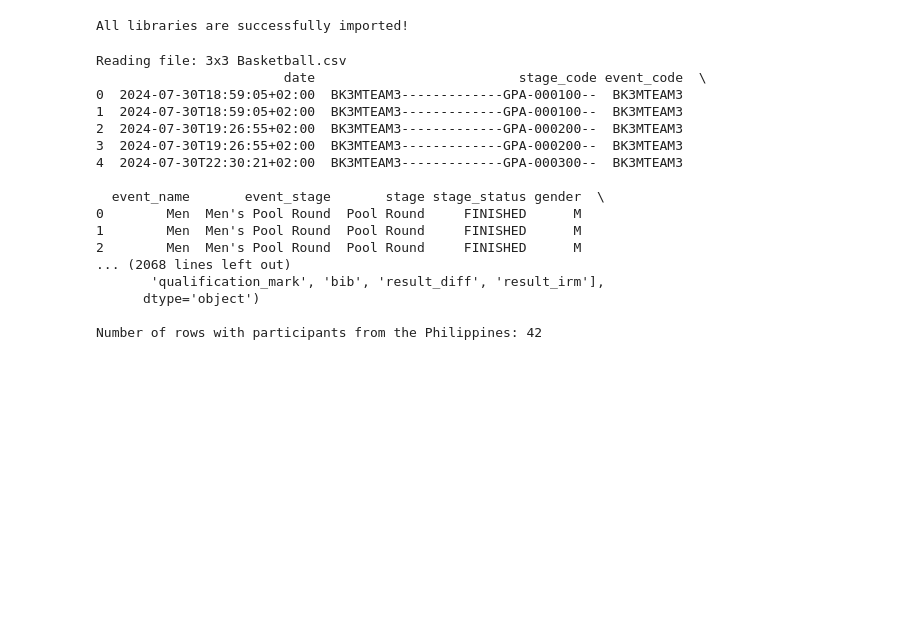
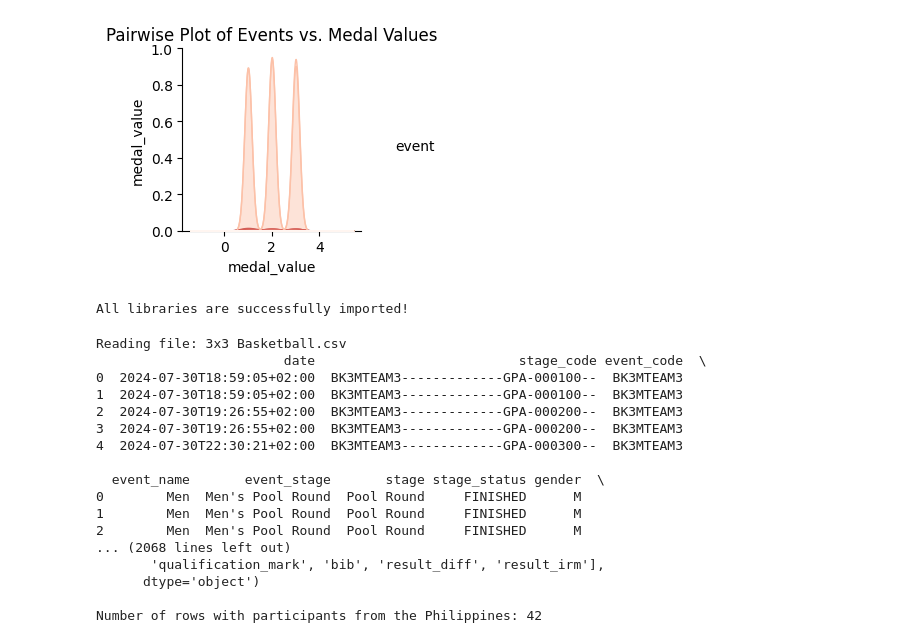
Before and after one commit to jeecoo/AppliedAI_DataExploration, a Jupyter notebook: ParisOlympics2024.ipynb, the cells around one changed output. Cells and saved outputs as stored; diff of their text form; code cells hidden in the pictures; blank space fills up the shorter version.

Commit message:
completed data exploration

```diff
--- a/ParisOlympics2024.ipynb
+++ b/ParisOlympics2024.ipynb
@@ -1,3 +1,34 @@
+# %%
+import pandas as pd
+import matplotlib.pyplot as plt
+import seaborn as sns
+
+# Load datasets
+medallists = pd.read_csv('paris_olympics2024/paris olympics 2024 dataset updated/medallists.csv')
+events = pd.read_csv('paris_olympics2024/paris olympics 2024 dataset updated/events.csv')
+
+# Merge datasets
+merged_data = pd.merge(medallists, events, on='event', how='left')
+
+# Map medal types to numeric values
+medal_values = {
+    'Gold Medal': 3,
+    'Silver Medal': 2,
+    'Bronze Medal': 1,
+    'No Medal': 0
+}
+
+merged_data['medal_value'] = merged_data['medal_type'].map(medal_values)
+
+# Select relevant columns for pairwise plotting
+pairwise_data = merged_data[['event', 'medal_value']]  # Add other numeric columns if available
+
+# Create a pairwise plot
+sns.pairplot(pairwise_data, hue='event', palette='Reds')  # Color by event
+plt.title('Pairwise Plot of Events vs. Medal Values')
+plt.show()
+# %% [output]
+[figure, added]
 # %%
 import pandas as pd
 import numpy as np
```
Also changed, not shown: parts of 16 cells of this notebook, 2 other files.
